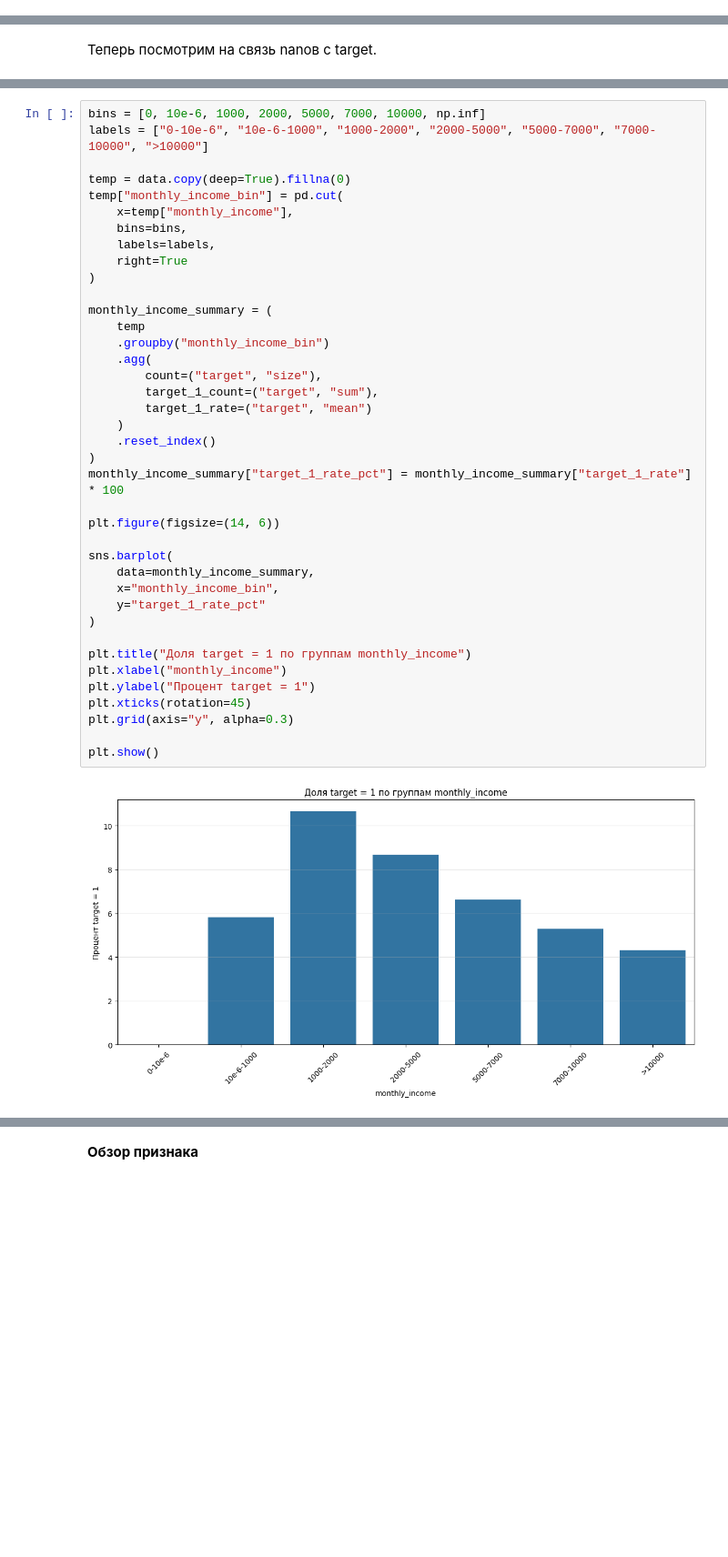
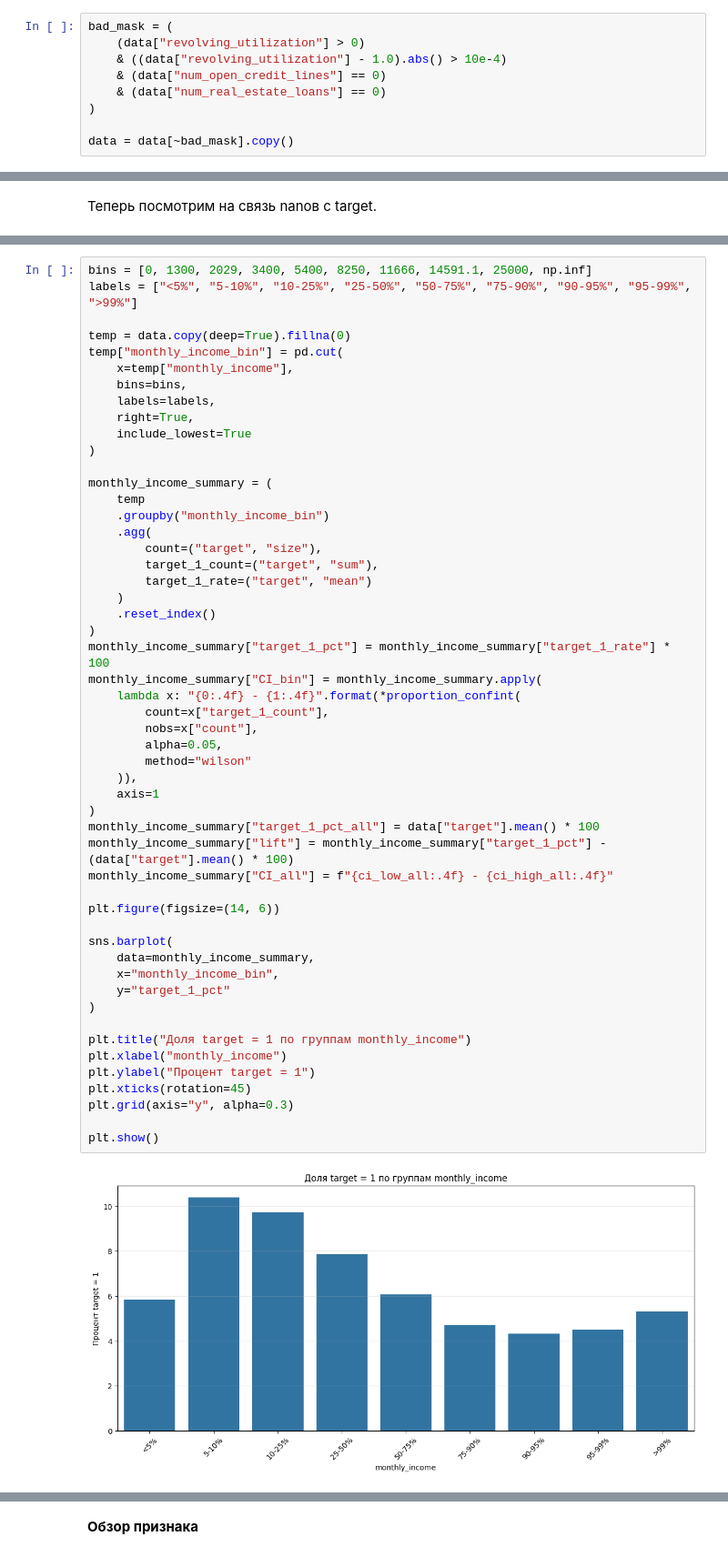
Before and after one commit to drema3-4/Give_me_some_credit, a Jupyter notebook: notebooks/01_eda_data.ipynb, the cells around one changed output, grey strips where cells are left out. Shown at 91% size. Drawn from its saved outputs; the diff is of its cells as text; blank space fills up the shorter version.

Commit message:
feature-01_eda_data: доделал EDA

```diff
--- a/notebooks/01_eda_data.ipynb
+++ b/notebooks/01_eda_data.ipynb
@@ -495,3 +724,12 @@ plt.show()
+# %%
+bad_mask = (
+    (data["revolving_utilization"] > 0)
+    & ((data["revolving_utilization"] - 1.0).abs() > 10e-4)
+    & (data["num_open_credit_lines"] == 0)
+    & (data["num_real_estate_loans"] == 0)
+)
+
+data = data[~bad_mask].copy()
 # %% [markdown]
 **Вывод по значениям признака:**
 1. Количество экстремальных, нереалистичных значений, у данного признака не велико, что наталкивает на мысль об ошибках;
@@ -1086,41 +1873,54 @@ temp
 # %%
-bins = [0, 10e-6, 1000, 2000, 5000, 7000, 10000, np.inf]
-labels = ["0-10e-6", "10e-6-1000", "1000-2000", "2000-5000", "5000-7000", "7000-10000", ">10000"]
+bins = [0, 1300, 2029, 3400, 5400, 8250, 11666, 14591.1, 25000, np.inf]
+labels = ["<5%", "5-10%", "10-25%", "25-50%", "50-75%", "75-90%", "90-95%", "95-99%", ">99%"]
 
 temp = data.copy(deep=True).fillna(0)
 temp["monthly_income_bin"] = pd.cut(
     x=temp["monthly_income"],
     bins=bins,
     labels=labels,
-    right=True
+    right=True,
+    include_lowest=True
 )
 
 monthly_income_summary = (
     temp
     .groupby("monthly_income_bin")
     .agg(
         count=("target", "size"),
         target_1_count=("target", "sum"),
         target_1_rate=("target", "mean")
     )
     .reset_index()
 )
-monthly_income_summary["target_1_rate_pct"] = monthly_income_summary["target_1_rate"] * 100
+monthly_income_summary["target_1_pct"] = monthly_income_summary["target_1_rate"] * 100
+monthly_income_summary["CI_bin"] = monthly_income_summary.apply(
+    lambda x: "{0:.4f} - {1:.4f}".format(*proportion_confint(
+        count=x["target_1_count"],
+        nobs=x["count"],
+        alpha=0.05,
+        method="wilson"
+    )),
+    axis=1
+)
+monthly_income_summary["target_1_pct_all"] = data["target"].mean() * 100
+monthly_income_summary["lift"] = monthly_income_summary["target_1_pct"] - (data["target"].mean() * 100)
+monthly_income_summary["CI_all"] = f"{ci_low_all:.4f} - {ci_high_all:.4f}"
 
 plt.figure(figsize=(14, 6))
 
 sns.barplot(
     data=monthly_income_summary,
     x="monthly_income_bin",
-    y="target_1_rate_pct"
+    y="target_1_pct"
 )
 
 plt.title("Доля target = 1 по группам monthly_income")
 plt.xlabel("monthly_income")
 plt.ylabel("Процент target = 1")
 plt.xticks(rotation=45)
 plt.grid(axis="y", alpha=0.3)
 
 plt.show()
 # %% [output]
-[figure, old version]
+[figure, new version]
```
Also changed, not shown: parts of 232 cells of this notebook.
